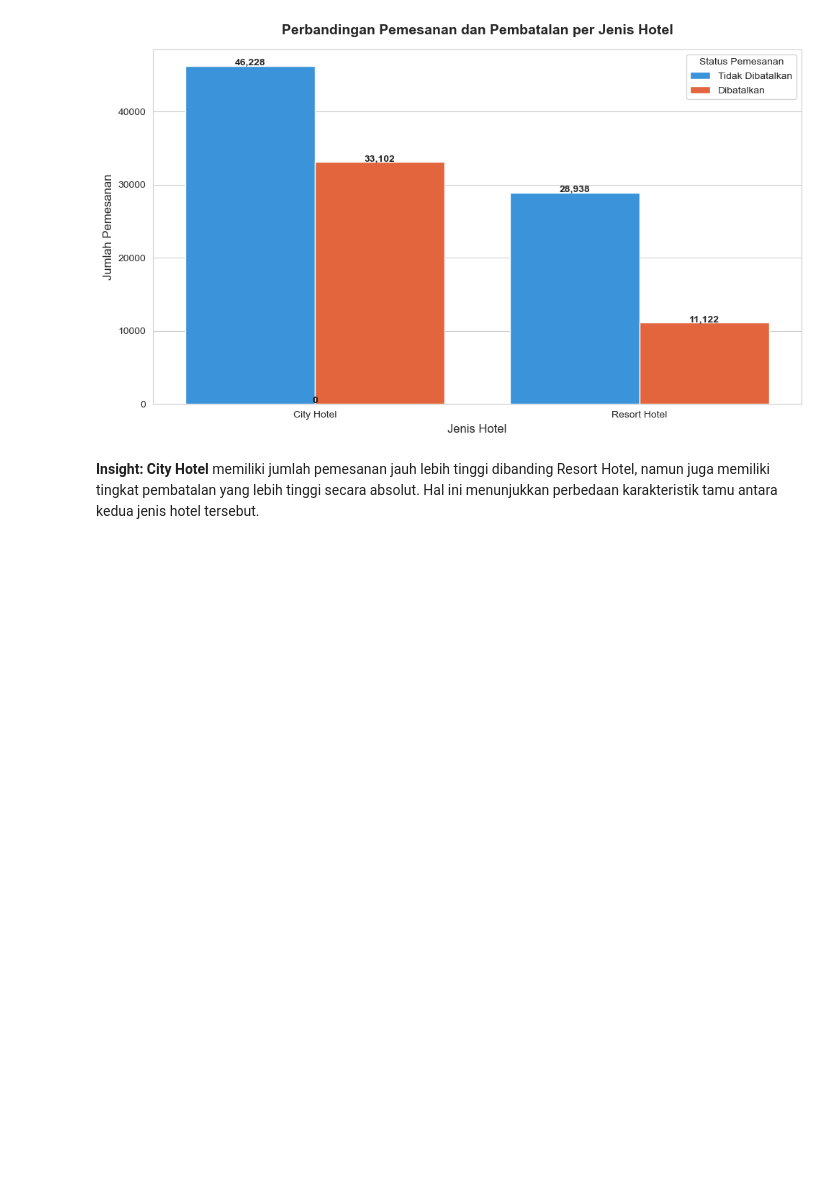
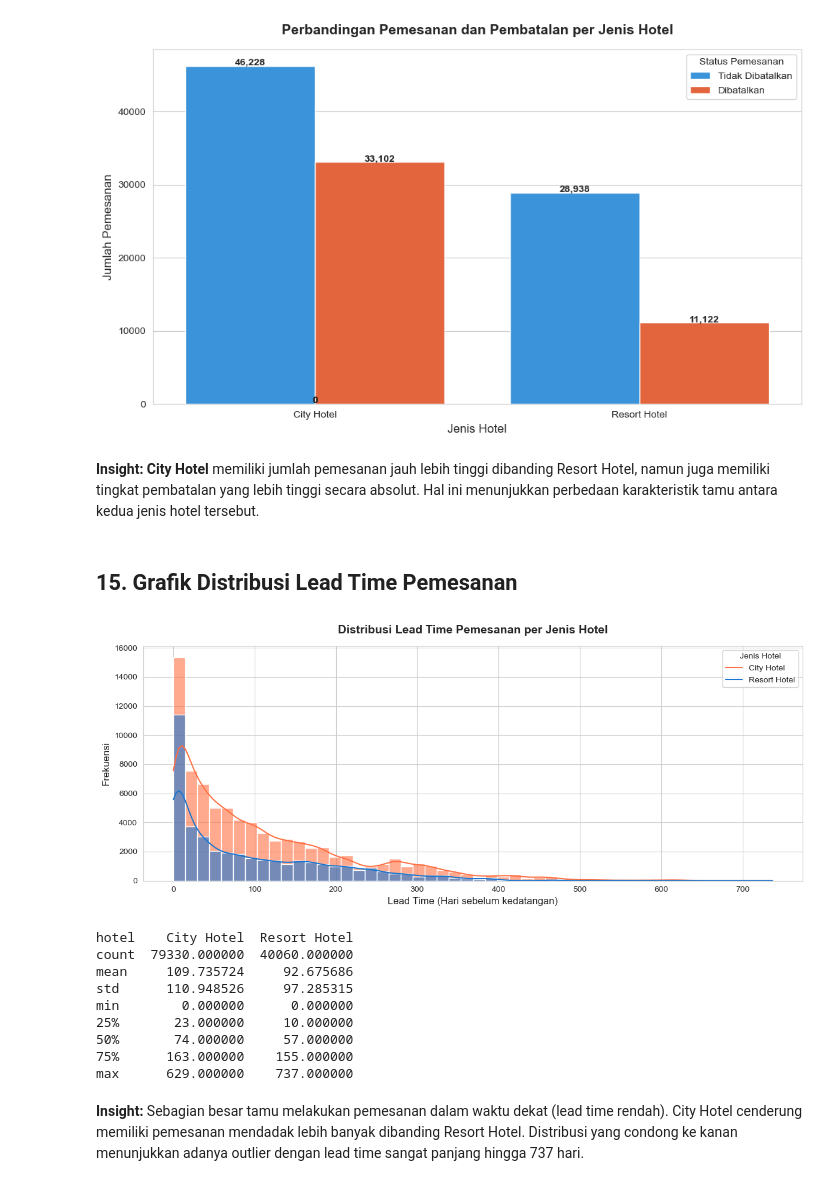
Before and after one commit to MuhammadShidqiHanifUSK/A_Project_VisDat_Klp1, a Jupyter notebook: notebooks/eda.ipynb, the cells around one changed output. Cells and saved outputs as stored; diff of their text form; code cells hidden in the pictures; blank space fills up the shorter version.

Commit message:
Edit eda.ipynb: Add Order Lead Time Distribution Chart

```diff
--- a/notebooks/eda.ipynb
+++ b/notebooks/eda.ipynb
@@ -372,3 +372,42 @@ plt.show()
 [figure]
 # %% [markdown]
 **Insight:** **City Hotel** memiliki jumlah pemesanan jauh lebih tinggi dibanding Resort Hotel, namun juga memiliki tingkat pembatalan yang lebih tinggi secara absolut. Hal ini menunjukkan perbedaan karakteristik tamu antara kedua jenis hotel tersebut.
+# %% [markdown]
+## 15. Grafik Distribusi Lead Time Pemesanan
+# %%
+sns.set_style('whitegrid')
+
+plt.figure(figsize=(12, 5))
+
+sns.histplot(
+    data=df,
+    x='lead_time',
+    hue='hotel',
+    bins=50,
+    kde=True,
+    palette=['#1976D2', '#FF7043'],
+    alpha=0.6
+)
+
+plt.title('Distribusi Lead Time Pemesanan per Jenis Hotel',
+          fontsize=14, fontweight='bold', pad=15)
+plt.xlabel('Lead Time (Hari sebelum kedatangan)', fontsize=12)
+plt.ylabel('Frekuensi', fontsize=12)
+plt.legend(title='Jenis Hotel', labels=['City Hotel', 'Resort Hotel'])
+plt.tight_layout()
+plt.show()
+
+print(df.groupby('hotel')['lead_time'].describe().T)
+# %% [output]
+[figure, added]
+hotel    City Hotel  Resort Hotel
+count  79330.000000  40060.000000
+mean     109.735724     92.675686
+std      110.948526     97.285315
+min        0.000000      0.000000
+25%       23.000000     10.000000
+50%       74.000000     57.000000
+75%      163.000000    155.000000
+max      629.000000    737.000000
+# %% [markdown]
+**Insight:** Sebagian besar tamu melakukan pemesanan dalam waktu dekat (lead time rendah). City Hotel cenderung memiliki pemesanan mendadak lebih banyak dibanding Resort Hotel. Distribusi yang condong ke kanan menunjukkan adanya outlier dengan lead time sangat panjang hingga 737 hari.
```
